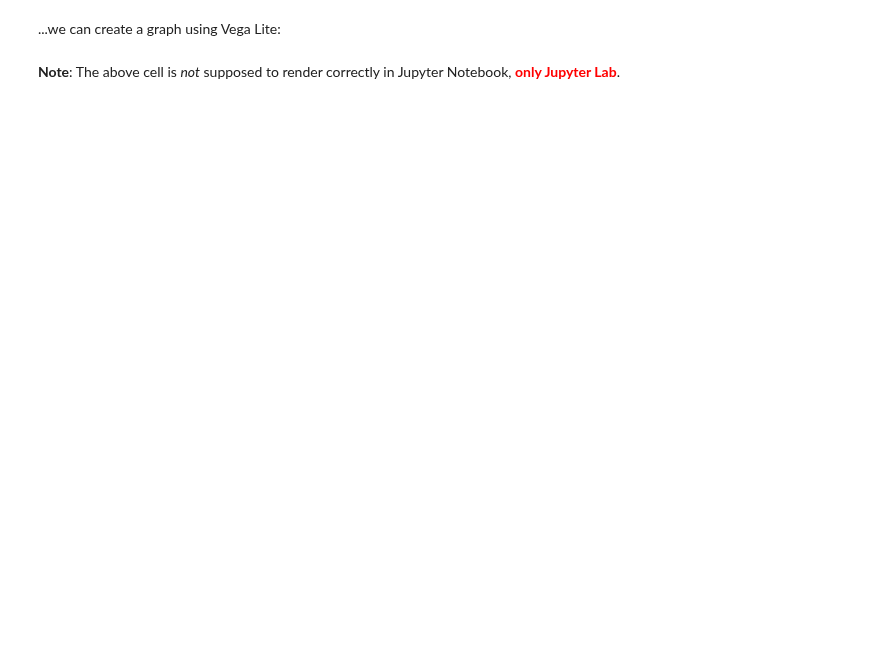
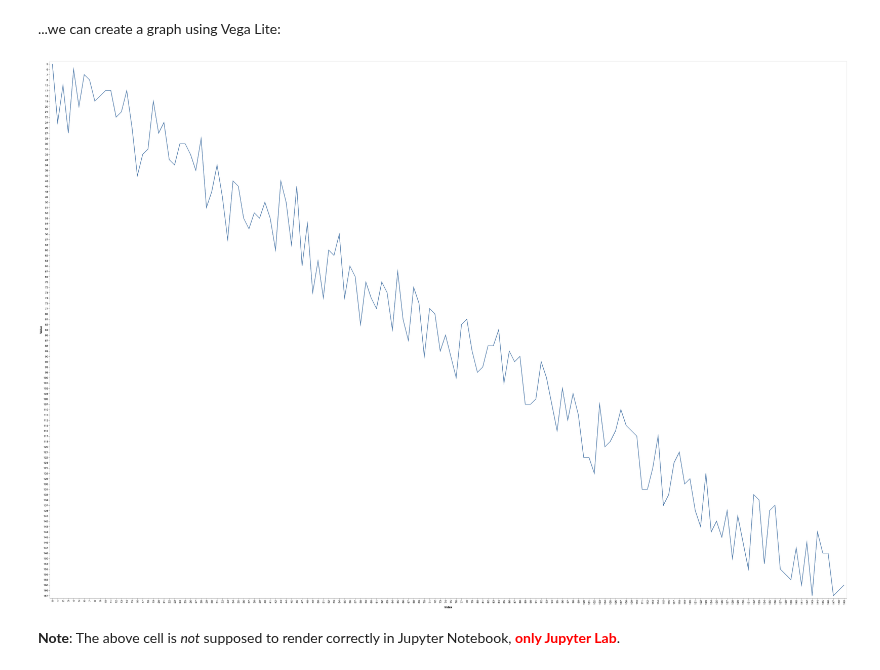
Before and after one commit to clojupyter/clojupyter, a Jupyter notebook: examples/demo-jupyter-lab-only.ipynb, the cells around one changed output. Cells and saved outputs as stored; diff of their text form; code cells hidden in the pictures; blank space fills up the shorter version.

Commit message:
lab demo: Fix mimetype vegalite

```diff
--- a/examples/demo-jupyter-lab-only.ipynb
+++ b/examples/demo-jupyter-lab-only.ipynb
@@ -36,6 +42,8 @@ With a generator for (slightly) random data...
 ...we can create a graph using Vega Lite:
 # %%
 (let [G (->> [(range) (take 150 (raw-data))] graph-it)]
-  (display/render-mime :application/vnd.vegalite.v2+json G))
+  (display/render-mime :application/vnd.vegalite.v3+json G))
+# %% [output]
+[figure, added]
 # %% [markdown]
 **Note**: The above cell is *not* supposed to render correctly in Jupyter Notebook, <font color=red>**only Jupyter Lab**</font>.
```
Also changed, not shown: parts of 3 cells of this notebook.
